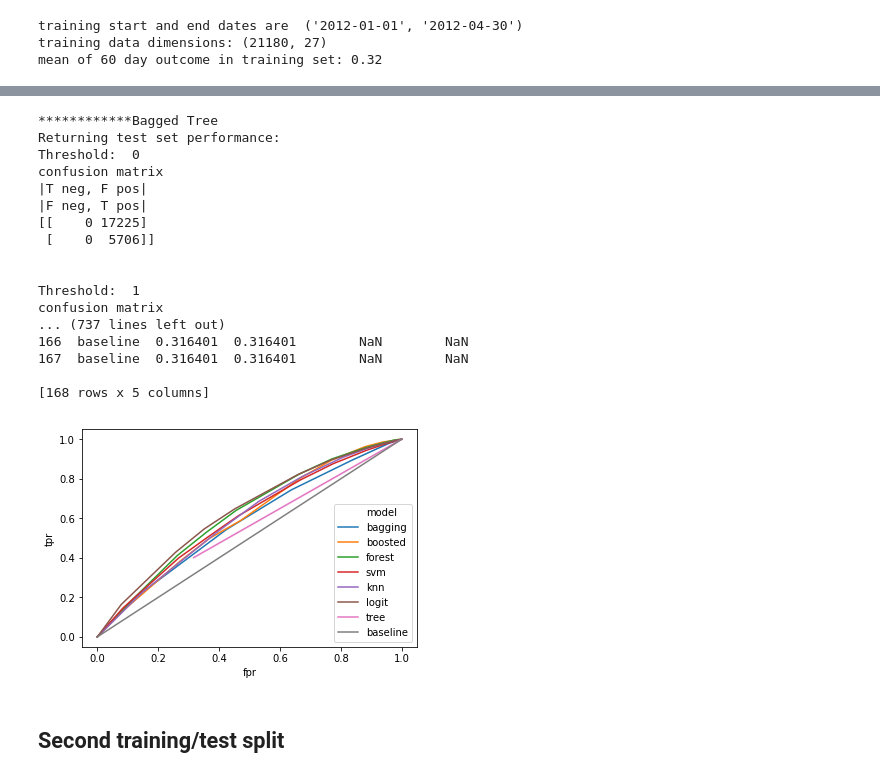
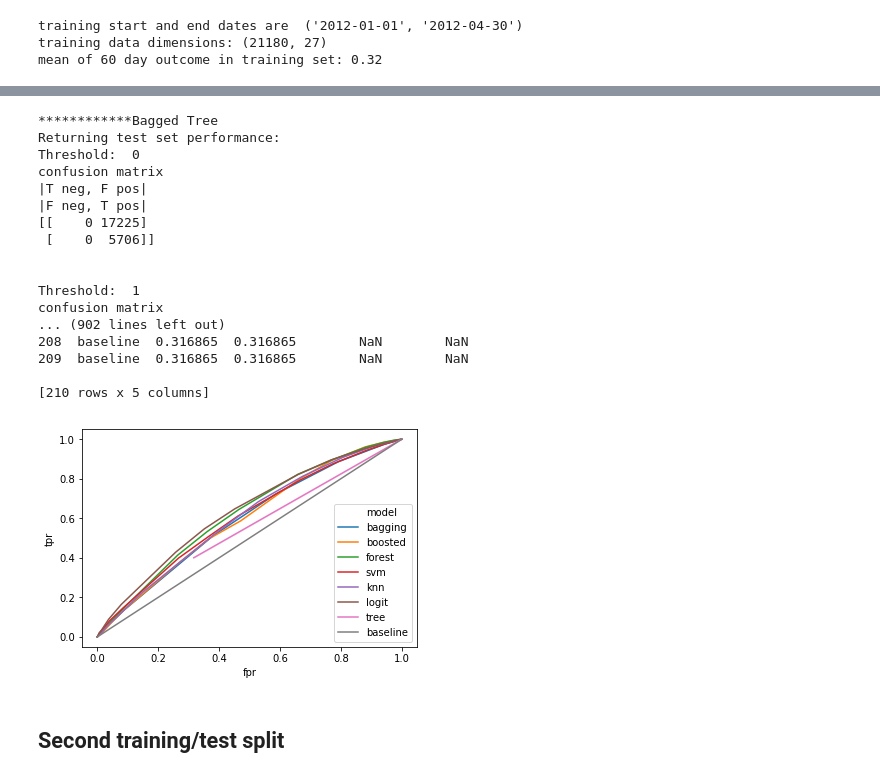
Before and after one commit to pete-rodrigue/ML_spring_2019, a Jupyter notebook: exercise five/run_pipeline_for_donors_choose_data.ipynb, the cells around one changed output, grey strips where cells are left out. Drawn from its saved outputs; the diff is of its cells as text; code cells hidden in the pictures.

```diff
--- a/exercise five/run_pipeline_for_donors_choose_data.ipynb
+++ b/exercise five/run_pipeline_for_donors_choose_data.ipynb
@@ -179,41 +179,41 @@ pl.compare_models(x_data=x, x_data_scaled=x_scaled, y_data=y,
                x_test=x_t, x_test_scaled=x_t_scaled,
                y_test=y_t, use_test_data=True,
                run_svm=True,
                run_tree=True,
                run_boosted=True,
                run_bagging=True,
                run_logit=True,
                run_a_forest=True,
                run_knn=True,
-               mythresholds=[0, 1, 2, 5, 10, 20, 30, 50, 60, 70, 90, 100],
+               mythresholds=[0, 1, 2, 5, 10, 20, 30, 50, 60, 70, 90, 95, 98, 99, 100],
                my_max_depth=50,
-               my_n_estimators=400,
+               my_n_estimators=200,
                num_n=16,
                mykernel='linear',
-               my_max_bagging_samples=400,
+               my_max_bagging_samples=200,
                my_svc_tol=.0000001,
                my_svc_random_state=0,
                my_svc_C=0.01,
                split_name="split_1_max_depth_50")
 # %% [output]
 ************Bagged Tree
 Returning test set performance:
 Threshold:  0
 confusion matrix
 |T neg, F pos|
 |F neg, T pos|
 [[    0 17225]
  [    0  5706]]
 
 
 Threshold:  1
 confusion matrix
-... (737 lines left out)
-166  baseline  0.316401  0.316401        NaN        NaN
-167  baseline  0.316401  0.316401        NaN        NaN
+... (902 lines left out)
+208  baseline  0.316865  0.316865        NaN        NaN
+209  baseline  0.316865  0.316865        NaN        NaN
 
-[168 rows x 5 columns]
+[210 rows x 5 columns]
-[figure, old version]
+[figure, new version]
 # %% [markdown]
 ## Second training/test split
 # %%
```
Also changed, not shown: parts of 5 cells of this notebook, 14 other files.
